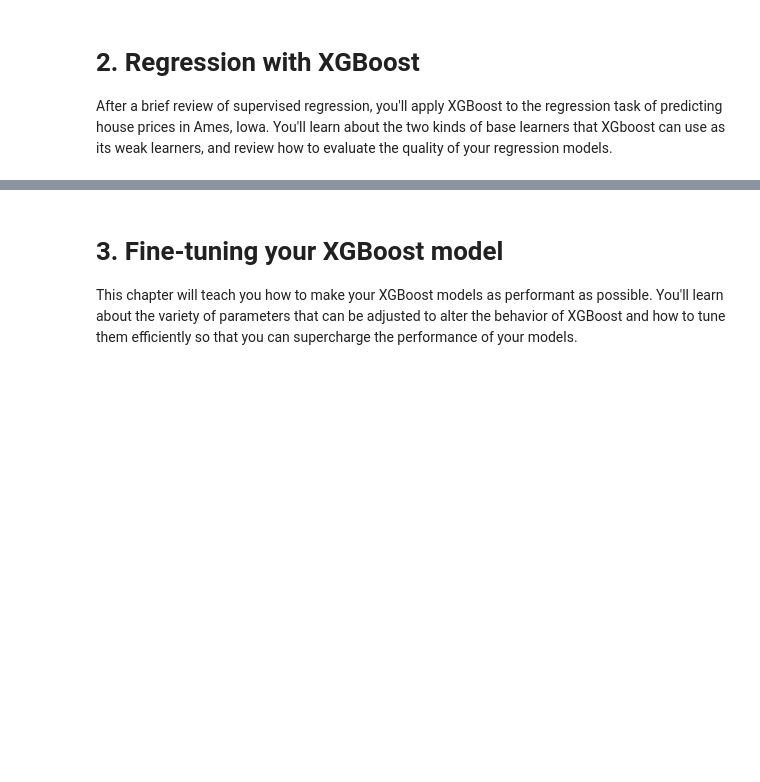
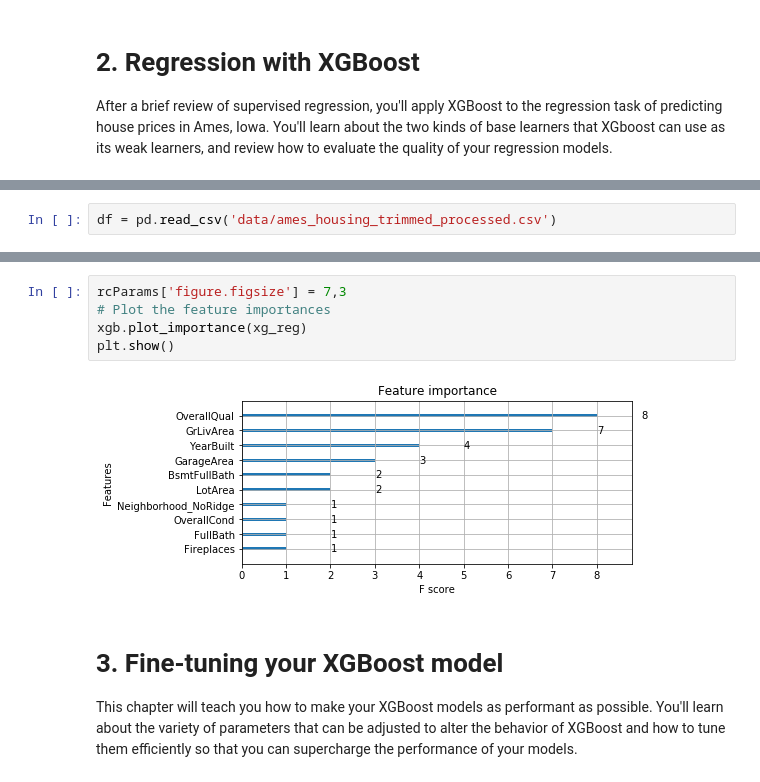
Before and after one commit to ggjuancamilo/DataCamp, a Jupyter notebook: Machine Learning Scientist with python/05 - Extreme Gradient Boosting with XGBoost/Code/Extreme Gradient Boosting with XGBoost.ipynb, the cells around one changed output, grey strips where cells are left out. Drawn from its saved outputs; the diff is of its cells as text; blank space fills up the shorter version.

```diff
--- a/Machine Learning Scientist with python/05 - Extreme Gradient Boosting with XGBoost/Code/Extreme Gradient Boosting with XGBoost.ipynb
+++ b/Machine Learning Scientist with python/05 - Extreme Gradient Boosting with XGBoost/Code/Extreme Gradient Boosting with XGBoost.ipynb
@@ -12,0 +193,2 @@ After a brief review of supervised regression, you'll apply XGBoost to the regre
+# %%
+df = pd.read_csv('data/ames_housing_trimmed_processed.csv')
@@ -13,3 +406,10 @@ After a brief review of supervised regression, you'll apply XGBoost to the regre
+# %%
+rcParams['figure.figsize'] = 7,3
+# Plot the feature importances
+xgb.plot_importance(xg_reg)
+plt.show()
+# %% [output]
+[figure, added]
 # %% [markdown]
 # 3. Fine-tuning your XGBoost model
 
```
Also changed, not shown: parts of 26 cells of this notebook, 3 other files.
